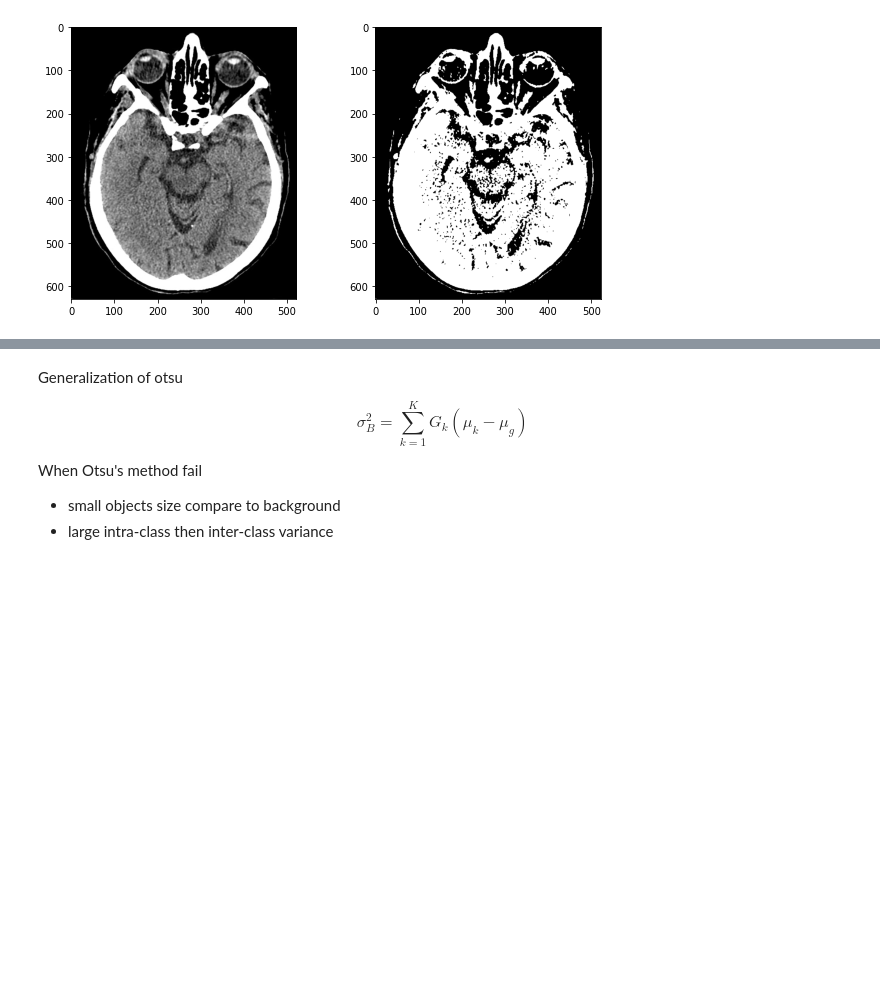
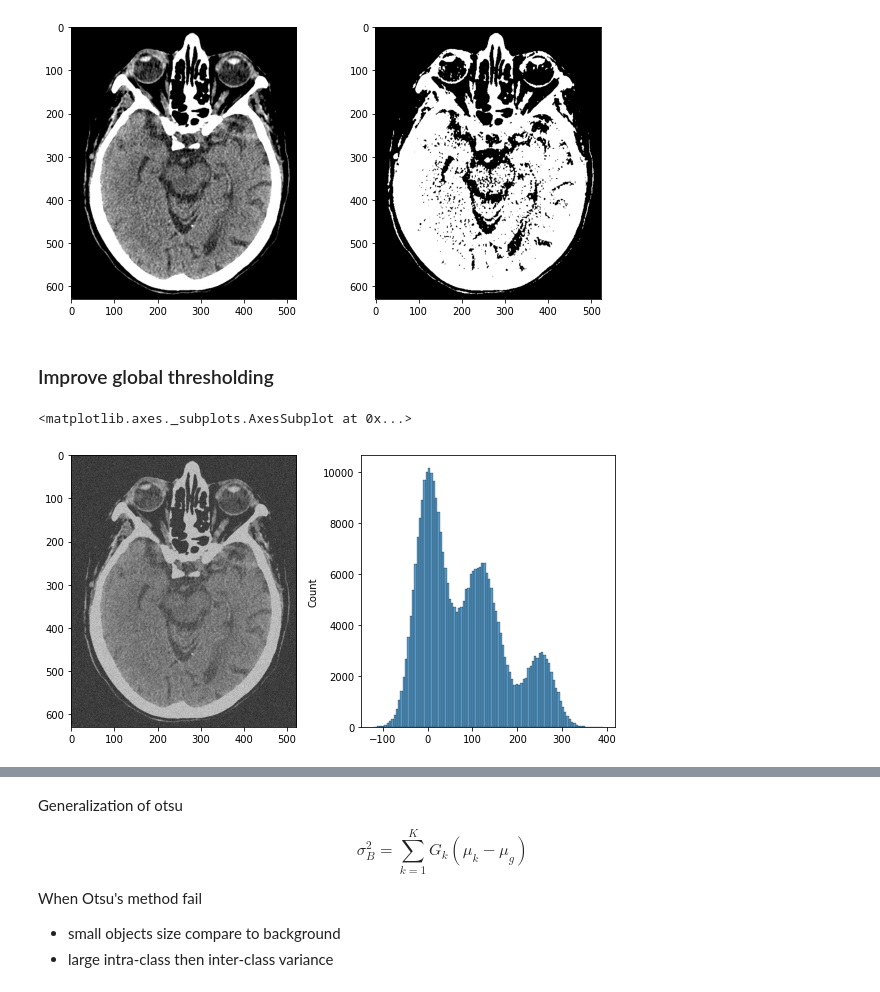
Before and after one commit to 44REAM/CEB-image_processing, a Jupyter notebook: image1.ipynb, the cells around one changed output, grey strips where cells are left out. Cells and saved outputs as stored; diff of their text form; code cells hidden in the pictures; blank space fills up the shorter version.

```diff
--- a/image1.ipynb
+++ b/image1.ipynb
@@ -116,3 +141,17 @@ axes[1].imshow(ct_image_otsu, cmap = 'gray')
 # %% [output]
 <matplotlib.image.AxesImage at 0x...>
 [figure]
+# %% [markdown]
+### Improve global thresholding
+# %%
+row,col= ct_image.shape
+gauss = np.random.normal(0,30,(row,col))
+gauss = gauss.reshape(row,col)
+noisy = ct_image + gauss
+
+fig, axes = plt.subplots(1, 2, figsize = (10,5))
+axes[0].imshow(noisy, cmap = 'gray')
+sns.histplot(noisy.ravel(), bins=100, ax = axes[1])
+# %% [output]
+<matplotlib.axes._subplots.AxesSubplot at 0x...>
+[figure, added]
```
Also changed, not shown: parts of 10 cells of this notebook.
